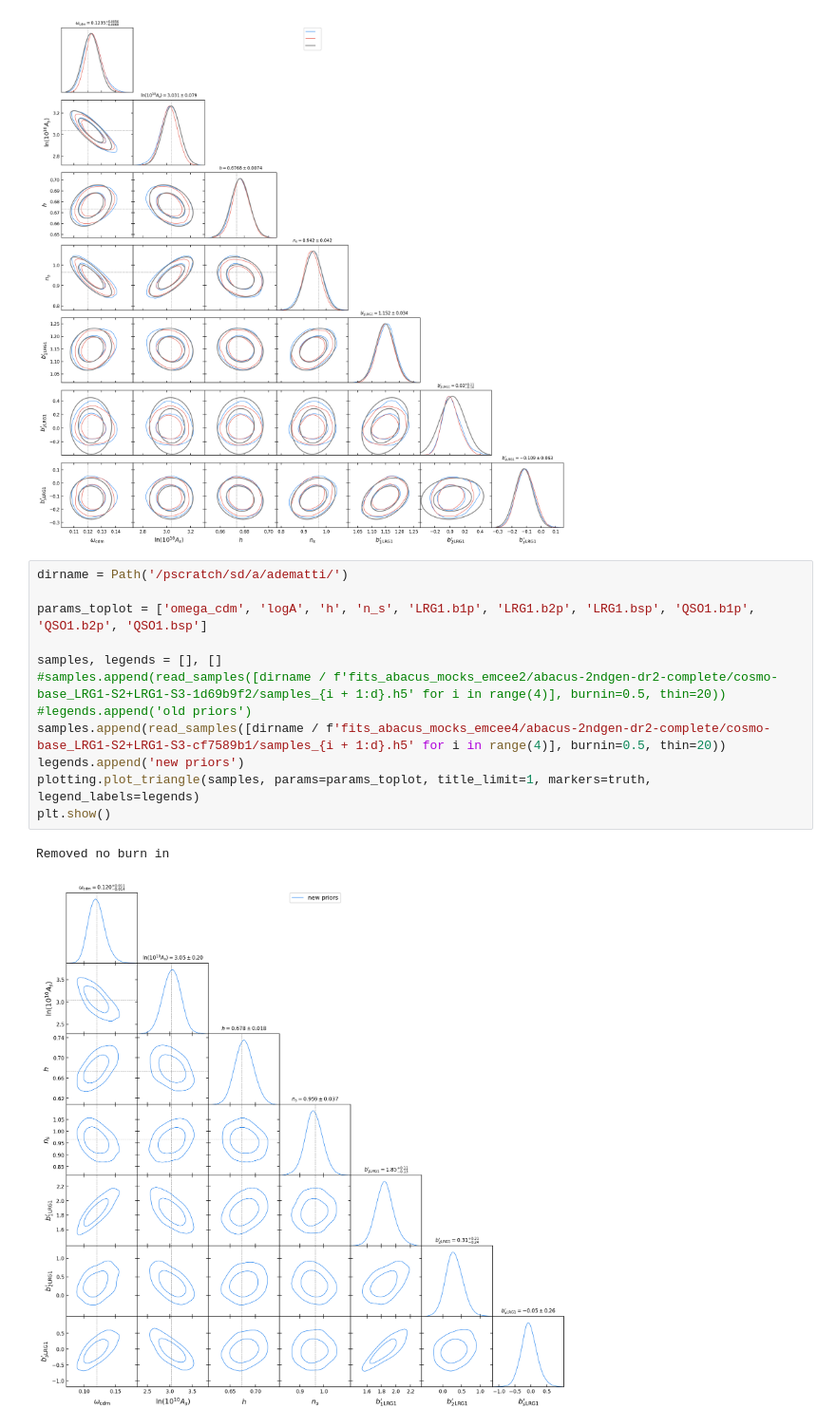
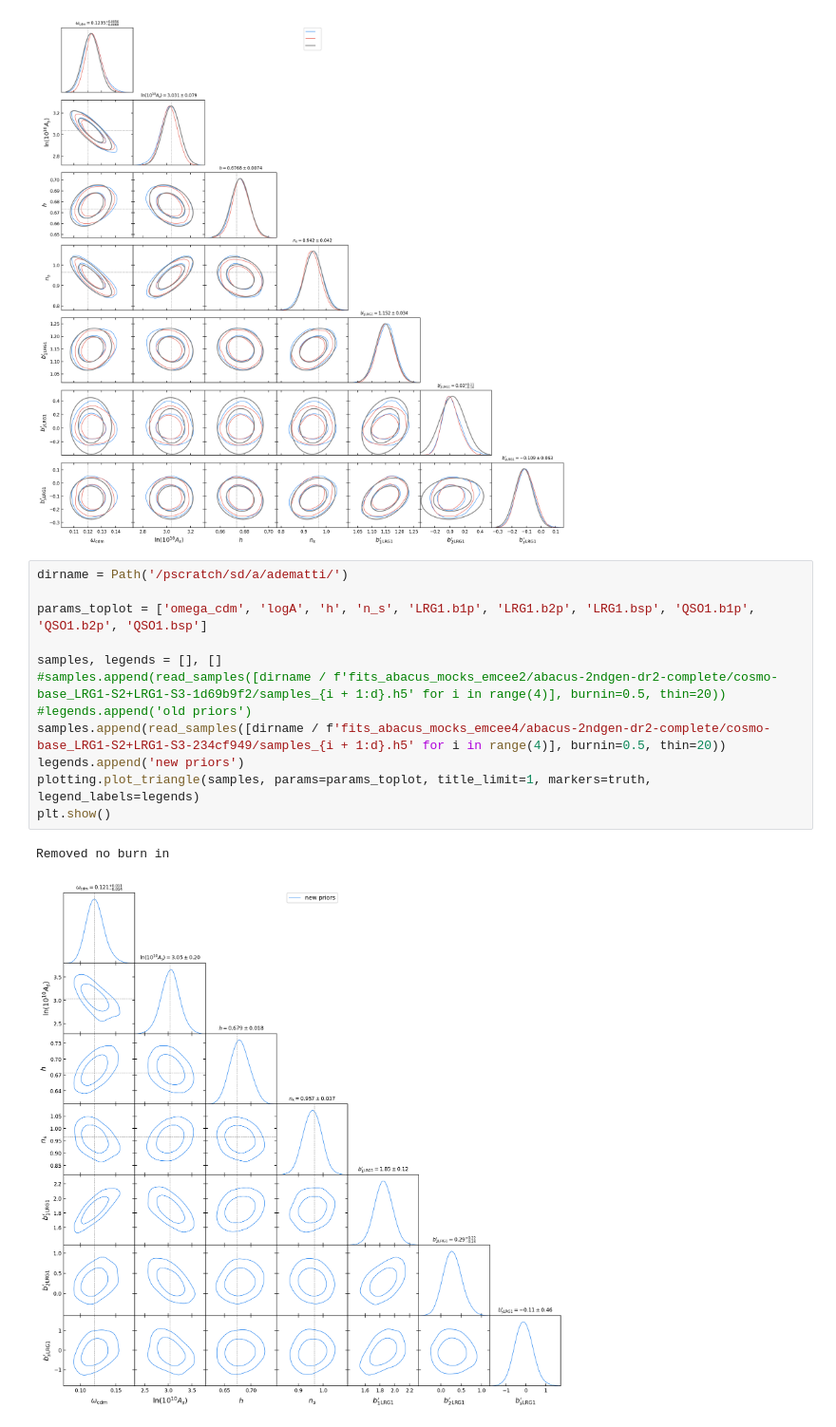
Before and after one commit to AlbertoRosado1/cai-dr2-clustering-products, a Jupyter notebook: full_shape/nb/check_samplers.ipynb, the cells around one changed output. Shown at 95% size. Drawn from its saved outputs; the diff is of its cells as text.

```diff
--- a/full_shape/nb/check_samplers.ipynb
+++ b/full_shape/nb/check_samplers.ipynb
@@ -92,15 +92,15 @@ Removed no burn in
 # %%
 dirname = Path('/pscratch/sd/a/adematti/')
 
 params_toplot = ['omega_cdm', 'logA', 'h', 'n_s', 'LRG1.b1p', 'LRG1.b2p', 'LRG1.bsp', 'QSO1.b1p', 'QSO1.b2p', 'QSO1.bsp']
 
 samples, legends = [], []
 #samples.append(read_samples([dirname / f'fits_abacus_mocks_emcee2/abacus-2ndgen-dr2-complete/cosmo-base_LRG1-S2+LRG1-S3-1d69b9f2/samples_{i + 1:d}.h5' for i in range(4)], burnin=0.5, thin=20))
 #legends.append('old priors')
-samples.append(read_samples([dirname / f'fits_abacus_mocks_emcee4/abacus-2ndgen-dr2-complete/cosmo-base_LRG1-S2+LRG1-S3-cf7589b1/samples_{i + 1:d}.h5' for i in range(4)], burnin=0.5, thin=20))
+samples.append(read_samples([dirname / f'fits_abacus_mocks_emcee4/abacus-2ndgen-dr2-complete/cosmo-base_LRG1-S2+LRG1-S3-234cf949/samples_{i + 1:d}.h5' for i in range(4)], burnin=0.5, thin=20))
 legends.append('new priors')
 plotting.plot_triangle(samples, params=params_toplot, title_limit=1, markers=truth, legend_labels=legends)
 plt.show()
 # %% [output]
 Removed no burn in
-[figure, old version]
+[figure, new version]
```
Also changed, not shown: 1 other file.
